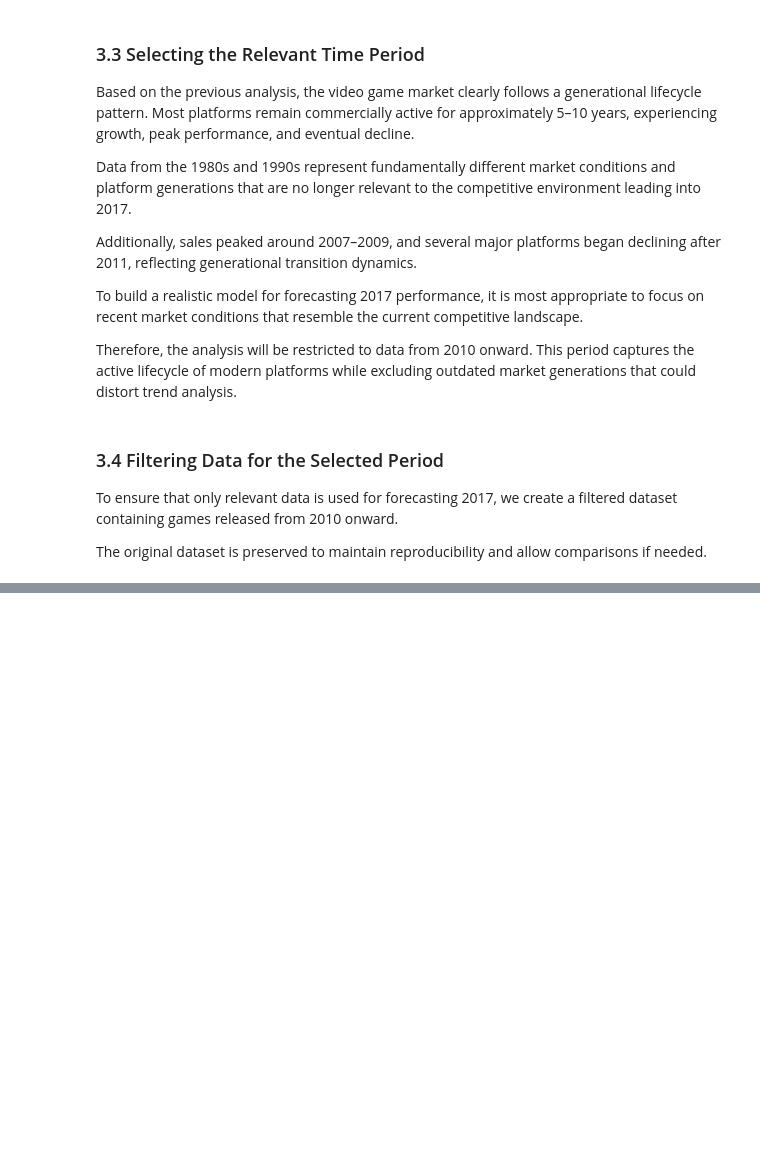
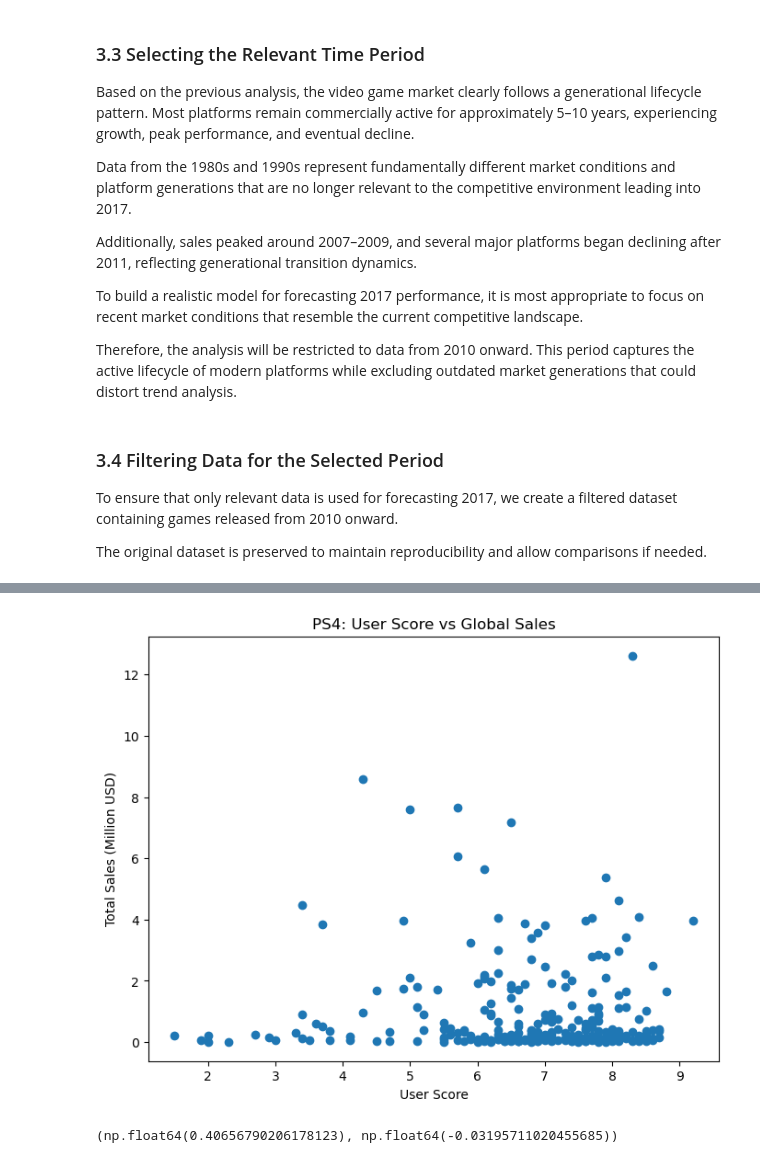
Before and after one commit to augusto-hjs/ice-game-sales-analysis, a Jupyter notebook: notebooks/notebook.ipynb, the cells around one changed output, grey strips where cells are left out. Cells and saved outputs as stored; diff of their text form; code cells hidden in the pictures; blank space fills up the shorter version.

```diff
--- a/notebooks/notebook.ipynb
+++ b/notebooks/notebook.ipynb
@@ -320,0 +462,17 @@ recent_games = games[games['year_of_release'] >= 2010].copy()
+# %%
+plt.figure(figsize=(8, 6))
+
+plt.scatter(ps4_data['user_score'], ps4_data['total_sales'])
+plt.xlabel('User Score')
+plt.ylabel('Total Sales (Million USD)')
+plt.title('PS4: User Score vs Global Sales')
+plt.show()
+# %% [output]
+[figure, added]
+# %%
+critic_corr = ps4_data[['critic_score', 'total_sales']].corr().iloc[0,1]
+user_corr = ps4_data[['user_score', 'total_sales']].corr().iloc[0,1]
+
+critic_corr, user_corr
+# %% [output]
+(np.float64(0.40656790206178123), np.float64(-0.03195711020455685))
```
Also changed, not shown: parts of 14 cells of this notebook.
